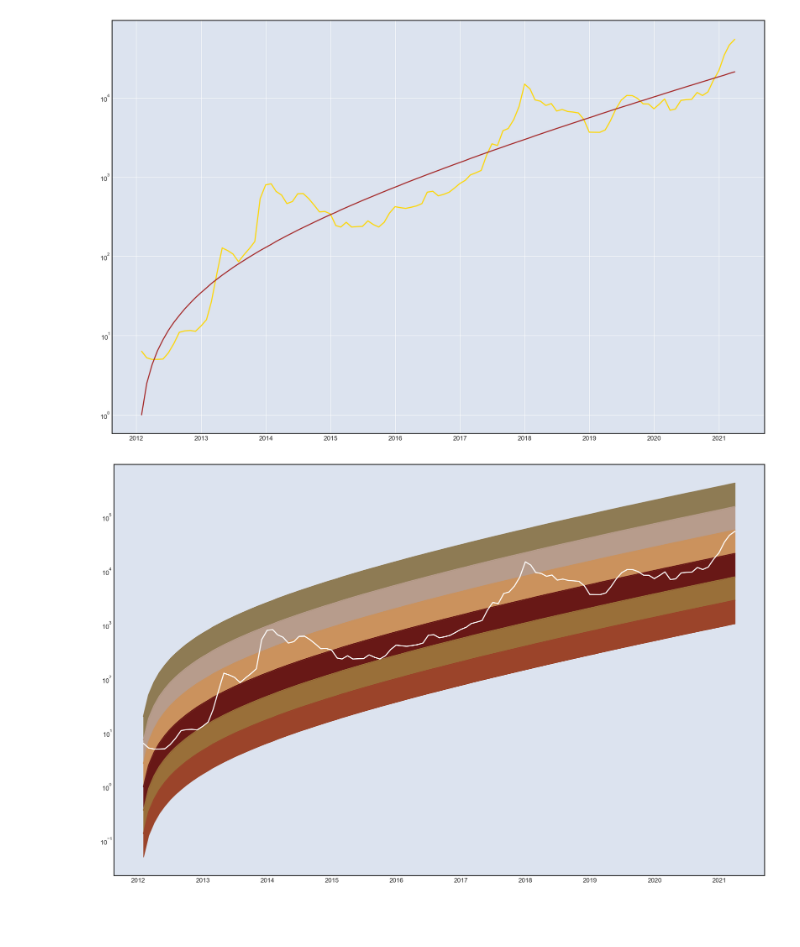
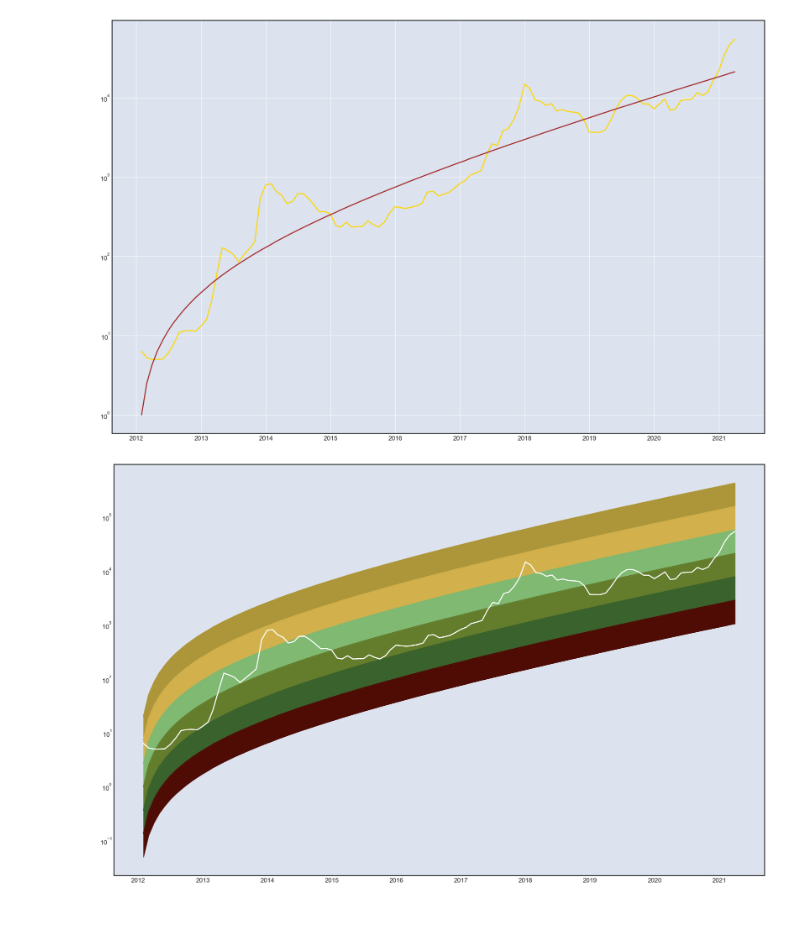
Before and after one commit to feresk/Bitcoin-Data-Mining, a Jupyter notebook: Bitcoin Data Mining.ipynb, the cells around one changed output. Cells and saved outputs as stored; diff of their text form; code cells hidden in the pictures.

Commit message:
Changed colors

```diff
--- a/Bitcoin Data Mining.ipynb
+++ b/Bitcoin Data Mining.ipynb
@@ -774,15 +774,16 @@ plt.plot(monthData.index,np.exp(logFunc(x,*coef3)), color='brown')
 # %%
 #plt.style.use("dark_background")
 
 plt.figure(figsize=(22,14))
 plt.grid(b=None)
 
 plt.semilogy(monthData.index,monthData.Weighted_Price,color='white',zorder=3)
-colors=['#9b442a','#996f39','#681816','#cb925d','#b79c8c','#8e7b54']
+#colors=['#9b442a','#996f39','#681816','#cb925d','#b79c8c','#8e7b54']
+colors=['#4F0C04','#3A622D','#647D2C','#7FB972','#D2B14D','#AD9639']
 for i in range(-2,4) :
     plt.plot(monthData.index,np.exp(logFunc(x,*coef3)+i),color=colors[i+2])
     plt.fill_between(monthData.index, np.exp(logFunc(x,*coef3)+i-1), np.exp(logFunc(x,*coef3)+i),color=colors[i+2])
 # %% [output]
-[figure, old version]
+[figure, new version]
 # %% [markdown]
 ###
```
